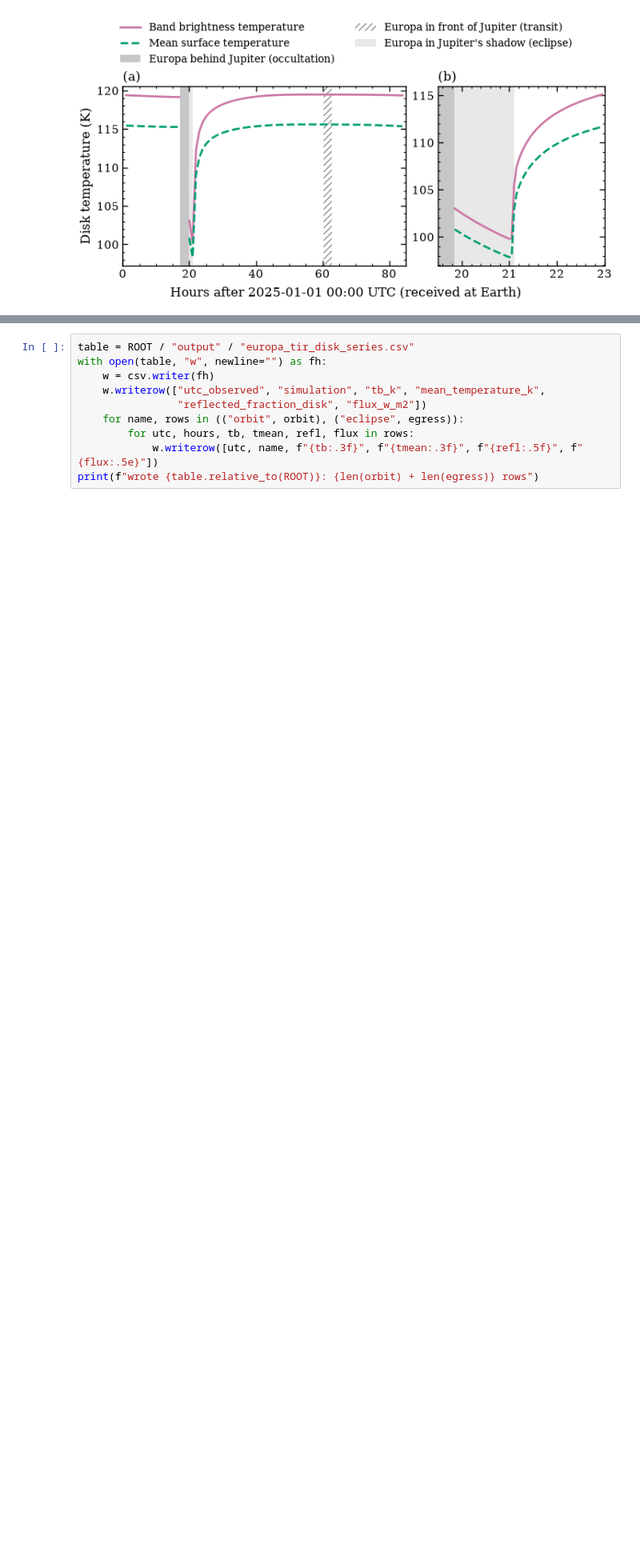
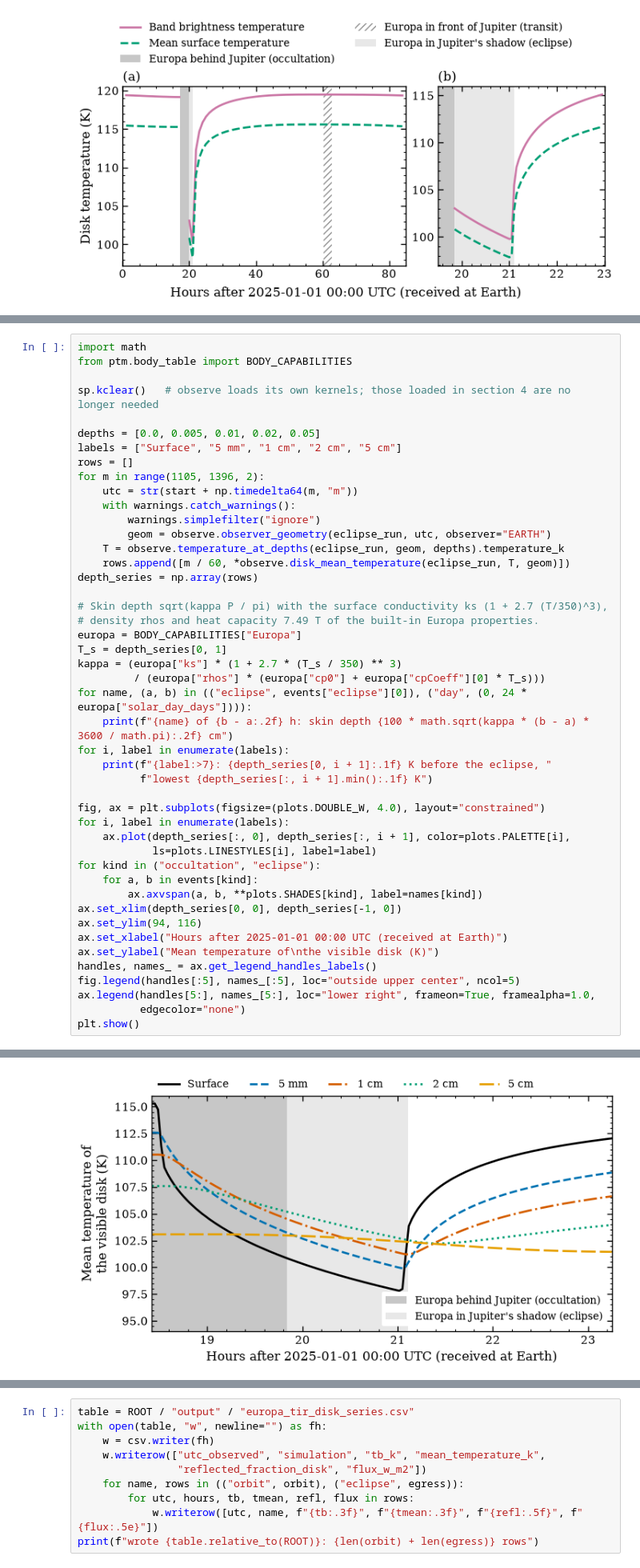
Before and after one commit to phayne/ptm3d, a Jupyter notebook: docs/tutorials/notebooks/05_europa_thermal_infrared.ipynb, the cells around one changed output, grey strips where cells are left out. Shown at 80% size. Drawn from its saved outputs; the diff is of its cells as text; blank space fills up the shorter version.

```diff
--- a/docs/tutorials/notebooks/05_europa_thermal_infrared.ipynb
+++ b/docs/tutorials/notebooks/05_europa_thermal_infrared.ipynb
@@ -239,0 +251,47 @@ eclipse 18.48 to 21.11 h
+# %%
+import math
+from ptm.body_table import BODY_CAPABILITIES
+
+sp.kclear()   # observe loads its own kernels; those loaded in section 4 are no longer needed
+
+depths = [0.0, 0.005, 0.01, 0.02, 0.05]
+labels = ["Surface", "5 mm", "1 cm", "2 cm", "5 cm"]
+rows = []
+for m in range(1105, 1396, 2):
+    utc = str(start + np.timedelta64(m, "m"))
+    with warnings.catch_warnings():
+        warnings.simplefilter("ignore")
+        geom = observe.observer_geometry(eclipse_run, utc, observer="EARTH")
+    T = observe.temperature_at_depths(eclipse_run, geom, depths).temperature_k
+    rows.append([m / 60, *observe.disk_mean_temperature(eclipse_run, T, geom)])
+depth_series = np.array(rows)
+
+# Skin depth sqrt(kappa P / pi) with the surface conductivity ks (1 + 2.7 (T/350)^3),
+# density rhos and heat capacity 7.49 T of the built-in Europa properties.
+europa = BODY_CAPABILITIES["Europa"]
+T_s = depth_series[0, 1]
+kappa = (europa["ks"] * (1 + 2.7 * (T_s / 350) ** 3)
+         / (europa["rhos"] * (europa["cp0"] + europa["cpCoeff"][0] * T_s)))
+for name, (a, b) in (("eclipse", events["eclipse"][0]), ("day", (0, 24 * europa["solar_day_days"]))):
+    print(f"{name} of {b - a:.2f} h: skin depth {100 * math.sqrt(kappa * (b - a) * 3600 / math.pi):.2f} cm")
+for i, label in enumerate(labels):
+    print(f"{label:>7}: {depth_series[0, i + 1]:.1f} K before the eclipse, "
+          f"lowest {depth_series[:, i + 1].min():.1f} K")
+
+fig, ax = plt.subplots(figsize=(plots.DOUBLE_W, 4.0), layout="constrained")
+for i, label in enumerate(labels):
+    ax.plot(depth_series[:, 0], depth_series[:, i + 1], color=plots.PALETTE[i],
+            ls=plots.LINESTYLES[i], label=label)
+for kind in ("occultation", "eclipse"):
+    for a, b in events[kind]:
+        ax.axvspan(a, b, **plots.SHADES[kind], label=names[kind])
+ax.set_xlim(depth_series[0, 0], depth_series[-1, 0])
+ax.set_ylim(94, 116)
+ax.set_xlabel("Hours after 2025-01-01 00:00 UTC (received at Earth)")
+ax.set_ylabel("Mean temperature of\nthe visible disk (K)")
+handles, names_ = ax.get_legend_handles_labels()
+fig.legend(handles[:5], names_[:5], loc="outside upper center", ncol=5)
+ax.legend(handles[5:], names_[5:], loc="lower right", frameon=True, framealpha=1.0,
+          edgecolor="none")
+plt.show()
+# %% [output]
@@ -239,0 +305 @@ eclipse 18.48 to 21.11 h
+[figure, added]
```
Also changed, not shown: parts of 8 cells of this notebook, 3 other files.
